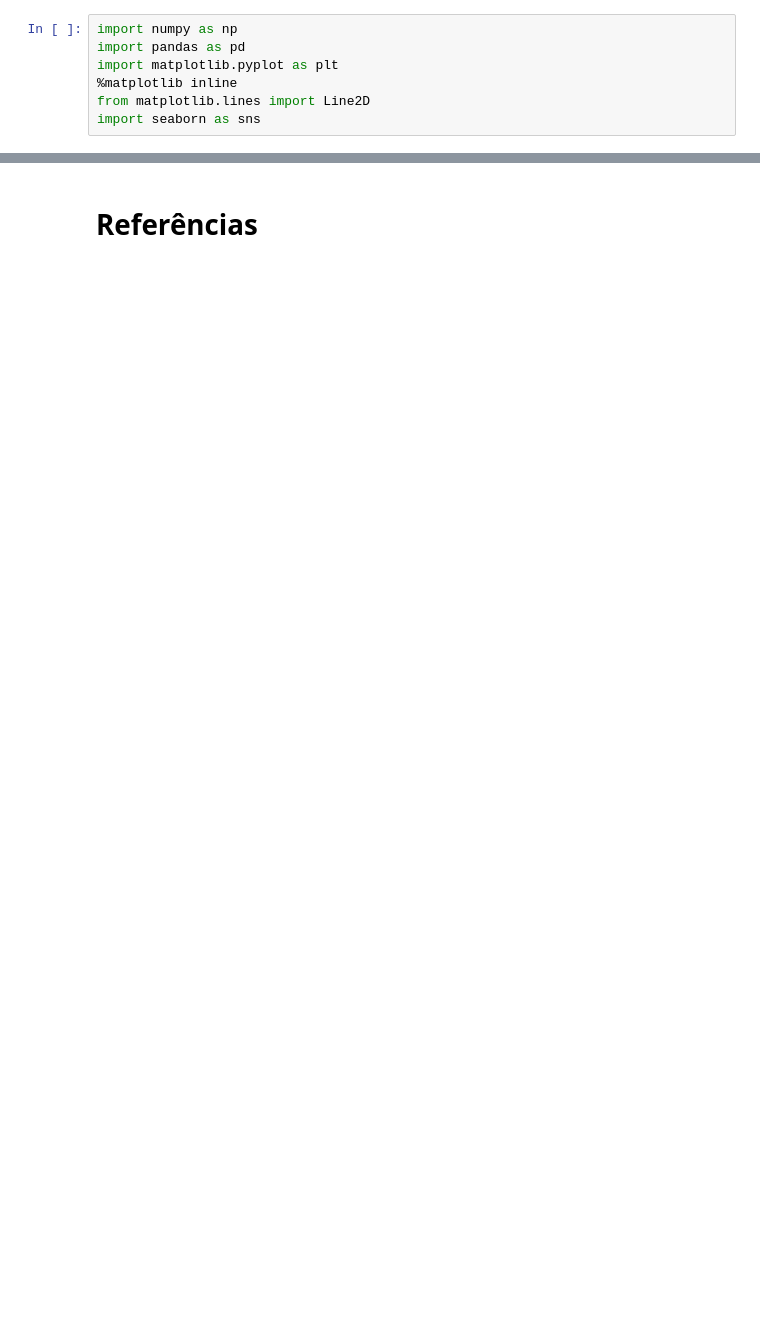
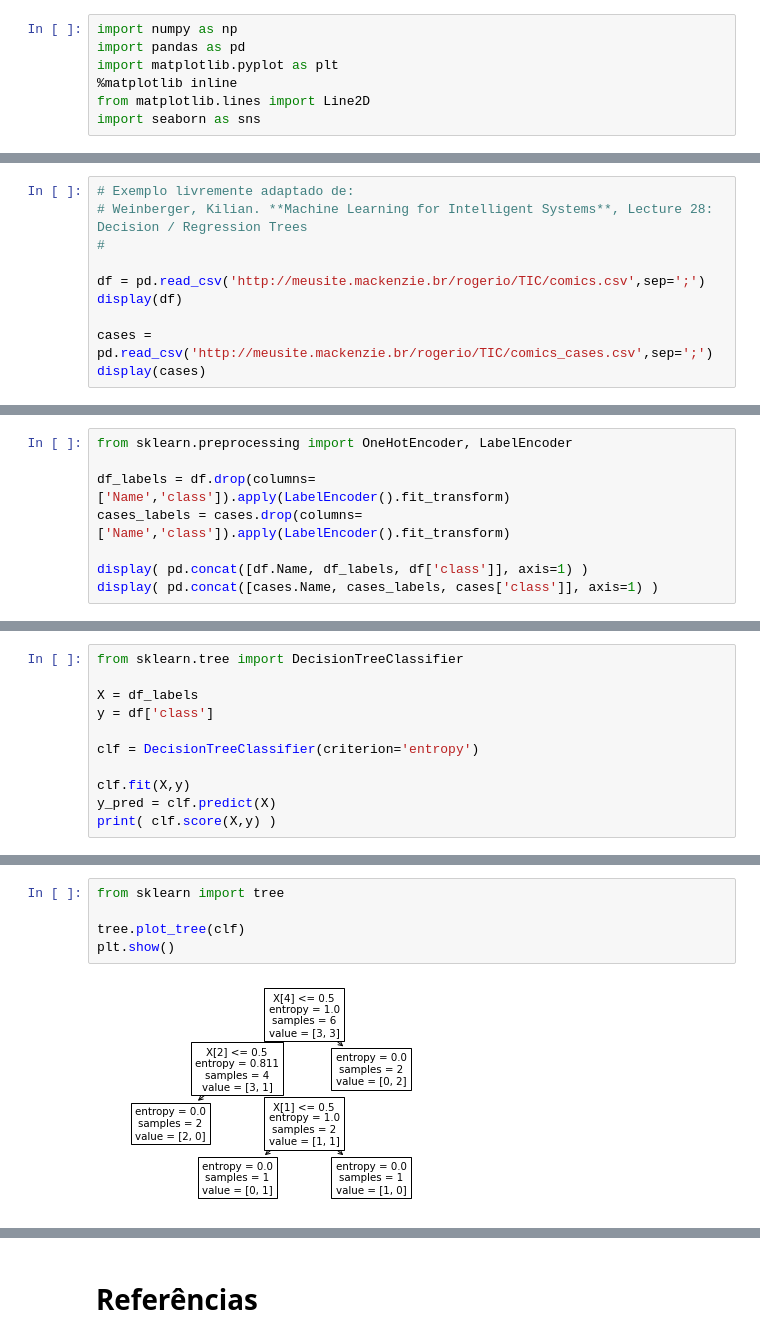
Before and after one commit to Rogerio-mack/BIG_DATA_Analytics_Mineracao_e_Analise_de_Dados, a Jupyter notebook: BIG_T5_DecisionTrees_MutualInfo_others.ipynb, the cells around one changed output, grey strips where cells are left out. Cells and saved outputs as stored; diff of their text form; blank space fills up the shorter version.

```diff
--- a/BIG_T5_DecisionTrees_MutualInfo_others.ipynb
+++ b/BIG_T5_DecisionTrees_MutualInfo_others.ipynb
@@ -1370,0 +49,10 @@ print(mutual_info_classif(X, y, discrete_features=True))
+# %%
+# Exemplo livremente adaptado de:
+# Weinberger, Kilian. **Machine Learning for Intelligent Systems**, Lecture 28: Decision / Regression Trees
+#
+
+df = pd.read_csv('http://meusite.mackenzie.br/rogerio/TIC/comics.csv',sep=';')
+display(df)
+
+cases = pd.read_csv('http://meusite.mackenzie.br/rogerio/TIC/comics_cases.csv',sep=';')
+display(cases)
@@ -1370,0 +138,8 @@ print(mutual_info_classif(X, y, discrete_features=True))
+# %%
+from sklearn.preprocessing import OneHotEncoder, LabelEncoder
+
+df_labels = df.drop(columns=['Name','class']).apply(LabelEncoder().fit_transform)
+cases_labels = cases.drop(columns=['Name','class']).apply(LabelEncoder().fit_transform)
+
+display( pd.concat([df.Name, df_labels, df['class']], axis=1) )
+display( pd.concat([cases.Name, cases_labels, cases['class']], axis=1) )
@@ -1370,0 +161,11 @@ print(mutual_info_classif(X, y, discrete_features=True))
+# %%
+from sklearn.tree import DecisionTreeClassifier
+
+X = df_labels
+y = df['class']
+
+clf = DecisionTreeClassifier(criterion='entropy')
+
+clf.fit(X,y)
+y_pred = clf.predict(X)
+print( clf.score(X,y) )
@@ -1370,0 +192,7 @@ print(mutual_info_classif(X, y, discrete_features=True))
+# %%
+from sklearn import tree
+
+tree.plot_tree(clf)
+plt.show()
+# %% [output]
+[figure, added]
```
Also changed, not shown: parts of 308 cells of this notebook.
